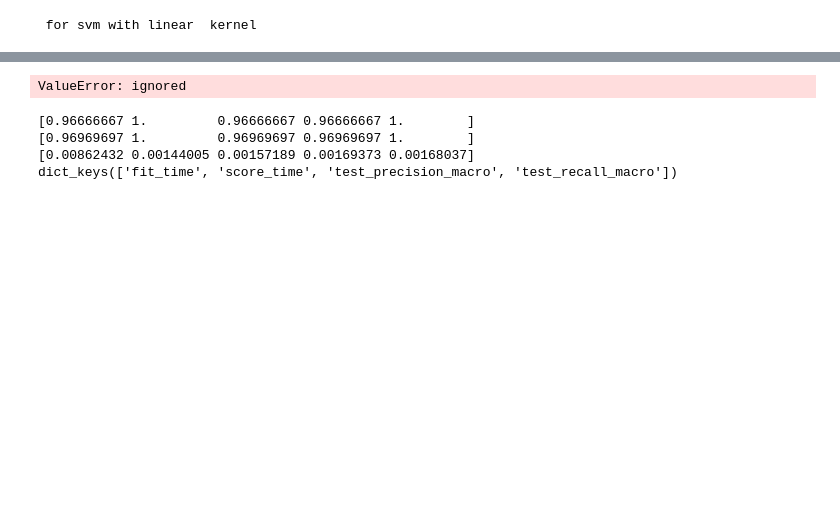
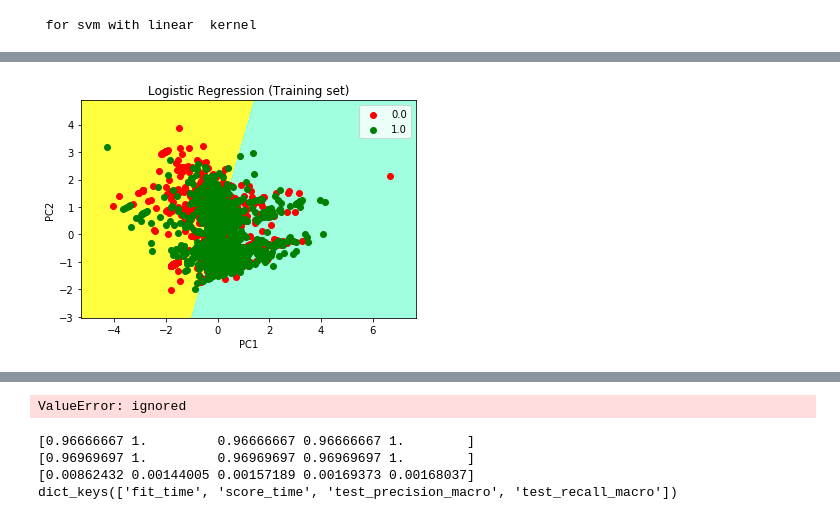
Before and after one commit to Prakface/Practice, a Jupyter notebook: ApplyingExisting1.ipynb, the cells around one changed output, grey strips where cells are left out. Cells and saved outputs as stored; diff of their text form; code cells hidden in the pictures; blank space fills up the shorter version.

```diff
--- a/ApplyingExisting1.ipynb
+++ b/ApplyingExisting1.ipynb
@@ -212,0 +338,88 @@ print(cm)
+# %%
+#Vsualization
+
+import numpy as np
+import matplotlib.pyplot as plt
+import pandas as pd
+from sklearn.preprocessing import StandardScaler
+from sklearn.linear_model import LogisticRegression
+from sklearn.metrics import confusion_matrix
+
+from matplotlib.colors import ListedColormap
+
+'''sc = StandardScaler()
+
+X_train = sc.fit_transform(X_train)
+X_test = sc.transform(X_test)
+
+'''
+
+
+classifier = LogisticRegression(C=2.1, solver = 'lbfgs', random_state = 0)
+classifier.fit(X_train, y_train)
+
+y_pred = classifier.predict(X_test)
+
+
+
+cm = confusion_matrix(y_test, y_pred)
+
+
+print("Before applying PCA , default logistic\n")
+
+
+X_set, y_set = X_train, y_train
+X1, X2 = np.meshgrid(np.arange(start = X_set[:, 0].min() - 1,
+                     stop = X_set[:, 0].max() + 1, step = 0.01),
+                     np.arange(start = X_set[:, 1].min() - 1,
+                     stop = X_set[:, 1].max() + 1, step = 0.01))
+
+plt.contourf(X1, X2, classifier.predict(np.array([X1.ravel(),
+             X2.ravel()]).T).reshape(X1.shape), alpha = 0.75,
+             cmap = ListedColormap(('yellow', 'white', 'aquamarine')))
+
+plt.xlim(X1.min(), X1.max())
+plt.ylim(X2.min(), X2.max())
+
+for i, j in enumerate(np.unique(y_set)):
+    plt.scatter(X_set[y_set == j, 0], X_set[y_set == j, 1],
+                c = ListedColormap(('red', 'green', 'blue'))(i), label = j)
+
+plt.title('Logistic Regression (Training set)')
+plt.xlabel('PC1') # for Xlabel
+plt.ylabel('PC2') # for Ylabel
+plt.legend() # to show legend
+
+# show scatter plot
+plt.show()
+
+# Visualising the Test set results through scatter plot
+
+
+X_set, y_set = X_test, y_test
+
+X1, X2 = np.meshgrid(np.arange(start = X_set[:, 0].min() - 1,
+                     stop = X_set[:, 0].max() + 1, step = 0.01),
+                     np.arange(start = X_set[:, 1].min() - 1,
+                     stop = X_set[:, 1].max() + 1, step = 0.01))
+
+plt.contourf(X1, X2, classifier.predict(np.array([X1.ravel(),
+             X2.ravel()]).T).reshape(X1.shape), alpha = 0.75,
+             cmap = ListedColormap(('yellow', 'white', 'aquamarine')))
+
+plt.xlim(X1.min(), X1.max())
+plt.ylim(X2.min(), X2.max())
+
+for i, j in enumerate(np.unique(y_set)):
+    plt.scatter(X_set[y_set == j, 0], X_set[y_set == j, 1],
+                c = ListedColormap(('red', 'green', 'blue'))(i), label = j)
+
+# title for scatter plot
+plt.title('Logistic Regression (Test set)')
+plt.xlabel('PC1') # for Xlabel
+plt.ylabel('PC2') # for Ylabel
+plt.legend()
+
+# show scatter plot
+plt.show()
+# %% [output]
@@ -212,0 +429 @@ print(cm)
+[figure, added]
```
Also changed, not shown: parts of 10 cells of this notebook.
